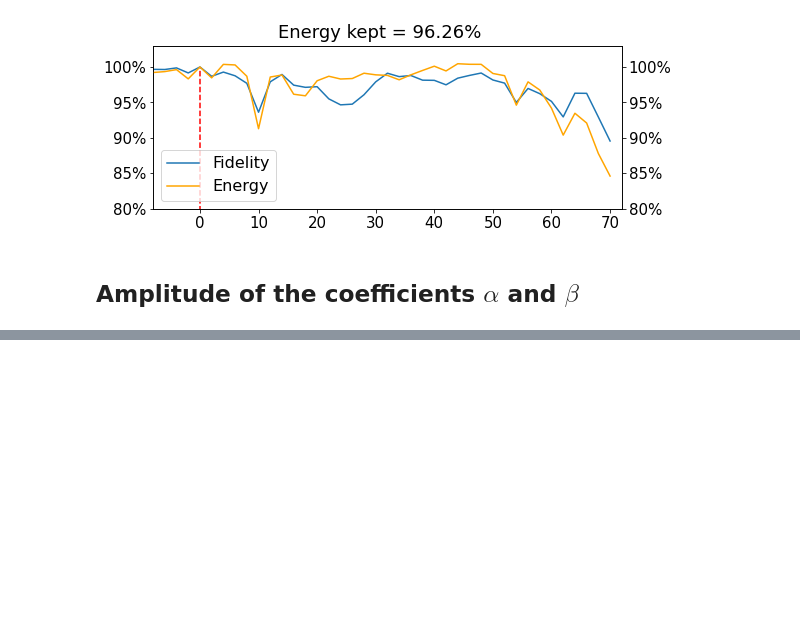
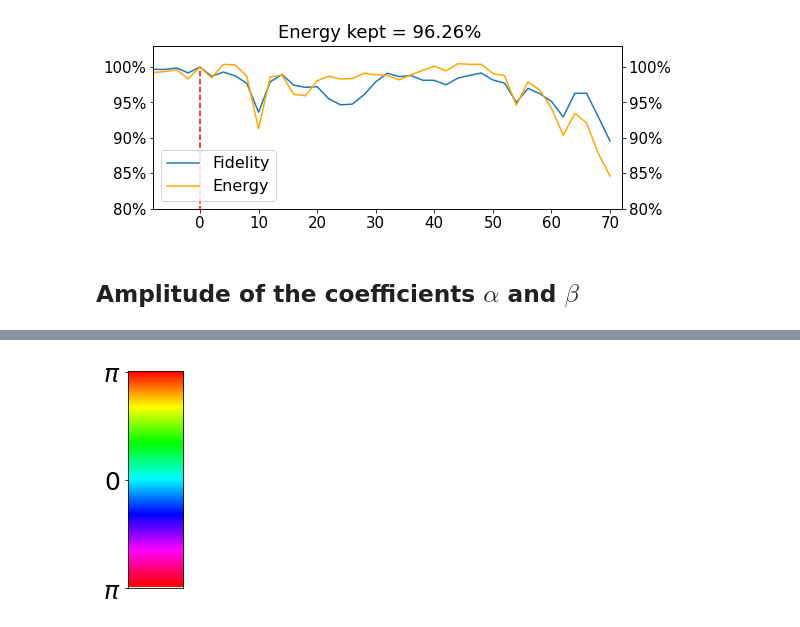
Before and after one commit to wavefrontshaping/article_MMF_disorder, a Jupyter notebook: Analysis/Analysis_Deformation.ipynb, the cells around one changed output, grey strips where cells are left out. Saved outputs shown, nothing was run; the diff lists cells and outputs as text; code cells hidden in the pictures; blank space fills up the shorter version.

```diff
--- a/Analysis/Analysis_Deformation.ipynb
+++ b/Analysis/Analysis_Deformation.ipynb
@@ -665,0 +695,17 @@ ax1.set_xlim([-8,72])
+# %%
+CM = np.ones([10,100], dtype = np.complex)
+phase = np.linspace(0,2*np.pi,100)
+CM*=np.exp(1j*phase)
+
+
+fig = plt.figure(figsize = (1,4))
+ax1 = fig.add_subplot(111)
+plt.imshow(colorize(CM), aspect = 'auto')
+ylabels = [r'$\pi$',r'$0$',r'$\pi$']
+yticks = np.linspace(0,100,3)
+ax1.set_yticks(yticks)
+ax1.set_yticklabels(ylabels, fontsize = 25)
+ax1.set_xticks([]);
+# plt.savefig('cm.svg', dpi = 400)
+# %% [output]
+[figure, added]
```
Also changed, not shown: parts of 7 cells of this notebook, 1 other file.
